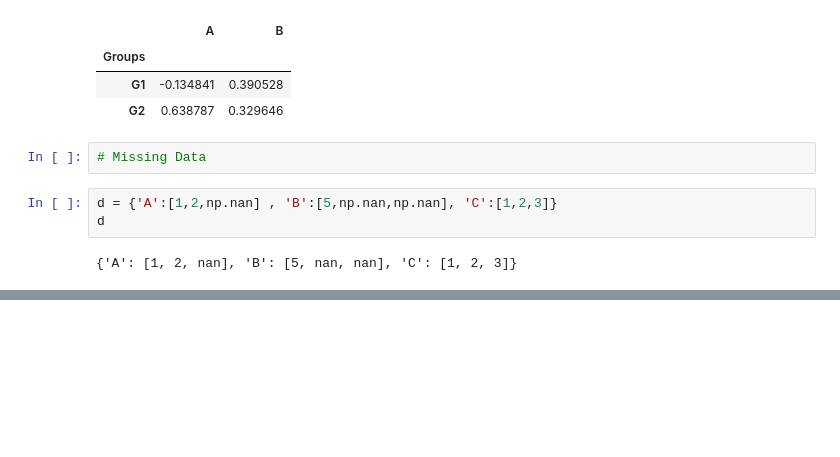
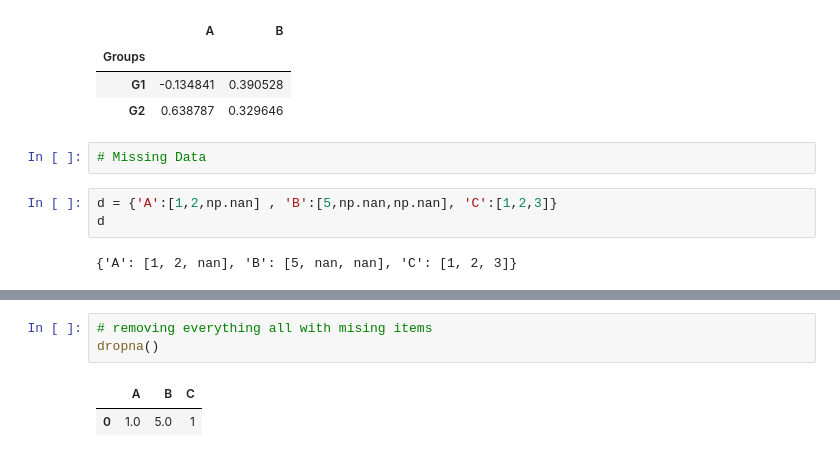
Before and after one commit to tedyeung/Python-, a Jupyter notebook: Pandas/Pandas.ipynb, the cells around one changed output, grey strips where cells are left out. Saved outputs shown, nothing was run; the diff lists cells and outputs as text; blank space fills up the shorter version.

```diff
--- a/Pandas/Pandas.ipynb
+++ b/Pandas/Pandas.ipynb
@@ -436,0 +446,6 @@ d
+# %%
+# removing everything all with mising items
+dropna()
+# %% [output]
+|  | A | B | C |
+| 0 | 1.0 | 5.0 | 1 |
```
Also changed, not shown: parts of 5 cells of this notebook.
